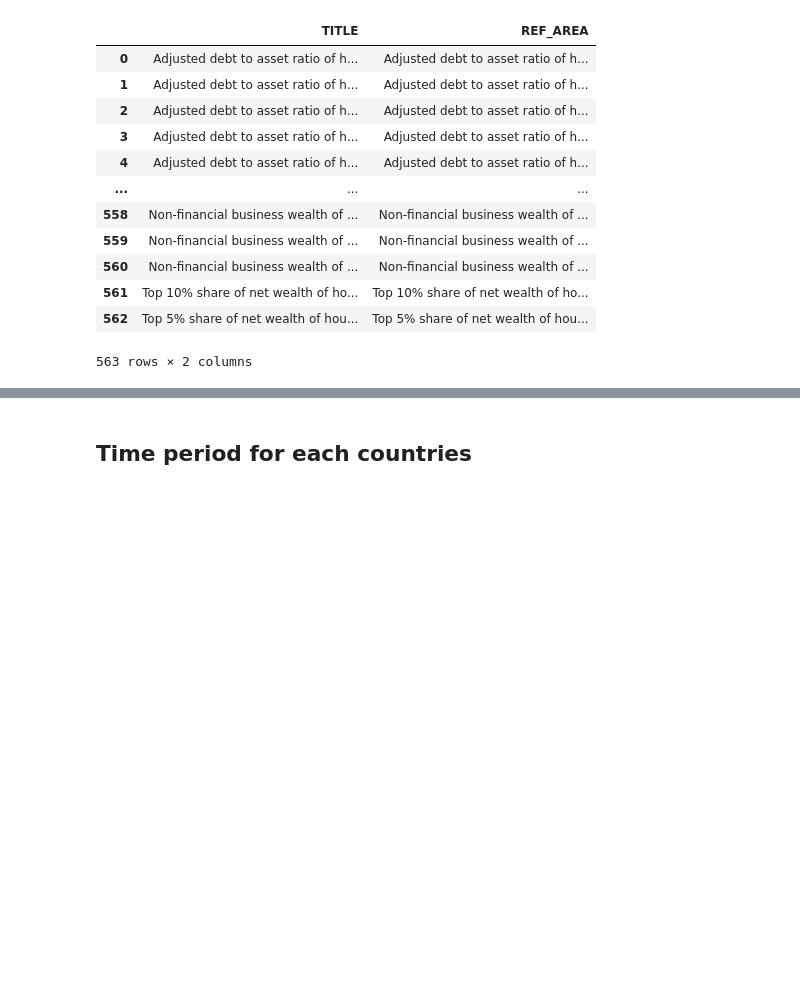
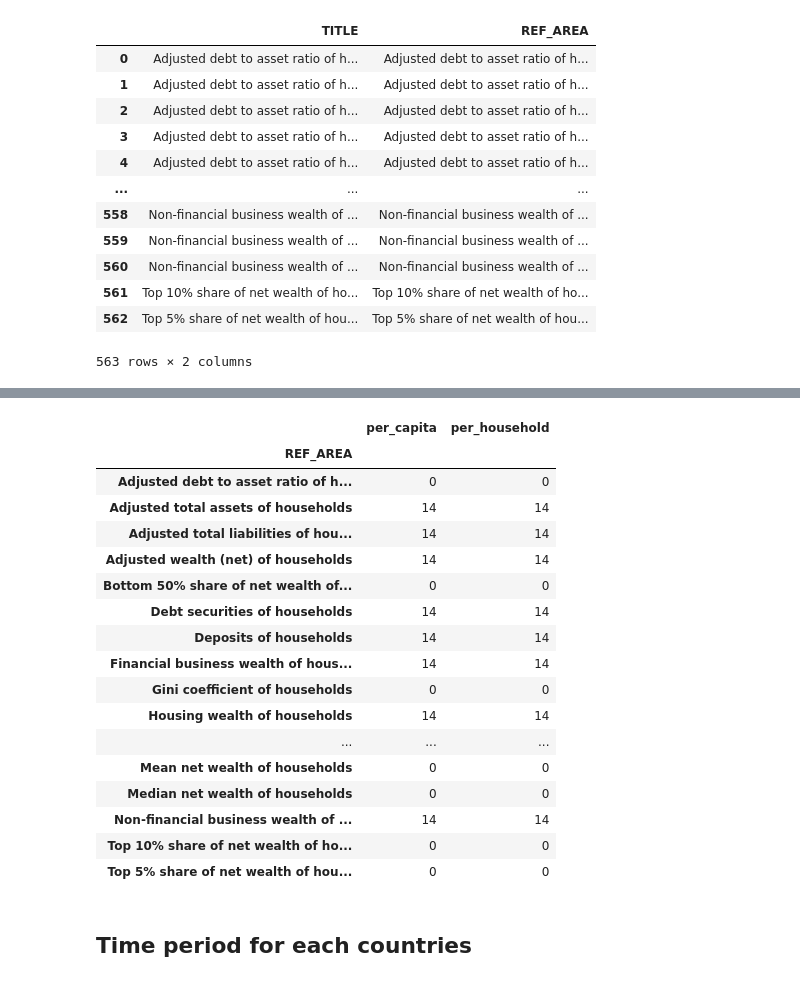
Before and after one commit to gmat17/KORMI1_beszamolo, a Jupyter notebook: 01_explore_dataset.ipynb, the cells around one changed output, grey strips where cells are left out. Saved outputs shown, nothing was run; the diff lists cells and outputs as text; code cells hidden in the pictures; blank space fills up the shorter version.

```diff
--- a/01_explore_dataset.ipynb
+++ b/01_explore_dataset.ipynb
@@ -112,3 +112,5 @@ categories
 | 561 | Top 10% share of net wealth of ho... | Top 10% share of net wealth of ho... |
 | 562 | Top 5% share of net wealth of hou... | Top 5% share of net wealth of hou... |
 563 rows × 2 columns
+# %%
+categories['granuality'] = categories.TITLE.apply(lambda x: x.split(' - ')[1].split('based on')[0].strip(' ') if (' - ' in x and 'based on' in x ) else pd.NA)
@@ -115,3 +144,27 @@ categories
+# %%
+categories['per_capita']=categories.TITLE.apply(lambda x: 1 if ', per capita' in x else 0)
+categories['per_household']=categories.TITLE.apply(lambda x: 1 if ', per household' in x else 0)
+# %%
+categories.groupby('REF_AREA').sum('per_capita')
+# %% [output]
+|  | per_capita | per_household |
+| REF_AREA |  |  |
+| Adjusted debt to asset ratio of h... | 0 | 0 |
+| Adjusted total assets of households | 14 | 14 |
+| Adjusted total liabilities of hou... | 14 | 14 |
+| Adjusted wealth (net) of households | 14 | 14 |
+| Bottom 50% share of net wealth of... | 0 | 0 |
+| Debt securities of households | 14 | 14 |
+| Deposits of households | 14 | 14 |
+| Financial business wealth of hous... | 14 | 14 |
+| Gini coefficient of households | 0 | 0 |
+| Housing wealth of households | 14 | 14 |
+| ... | ... | ... |
+| Mean net wealth of households | 0 | 0 |
+| Median net wealth of households | 0 | 0 |
+| Non-financial business wealth of ... | 14 | 14 |
+| Top 10% share of net wealth of ho... | 0 | 0 |
+| Top 5% share of net wealth of hou... | 0 | 0 |
 # %% [markdown]
 ## Time period for each countries
 # %%
```
Also changed, not shown: parts of 2 cells of this notebook.
